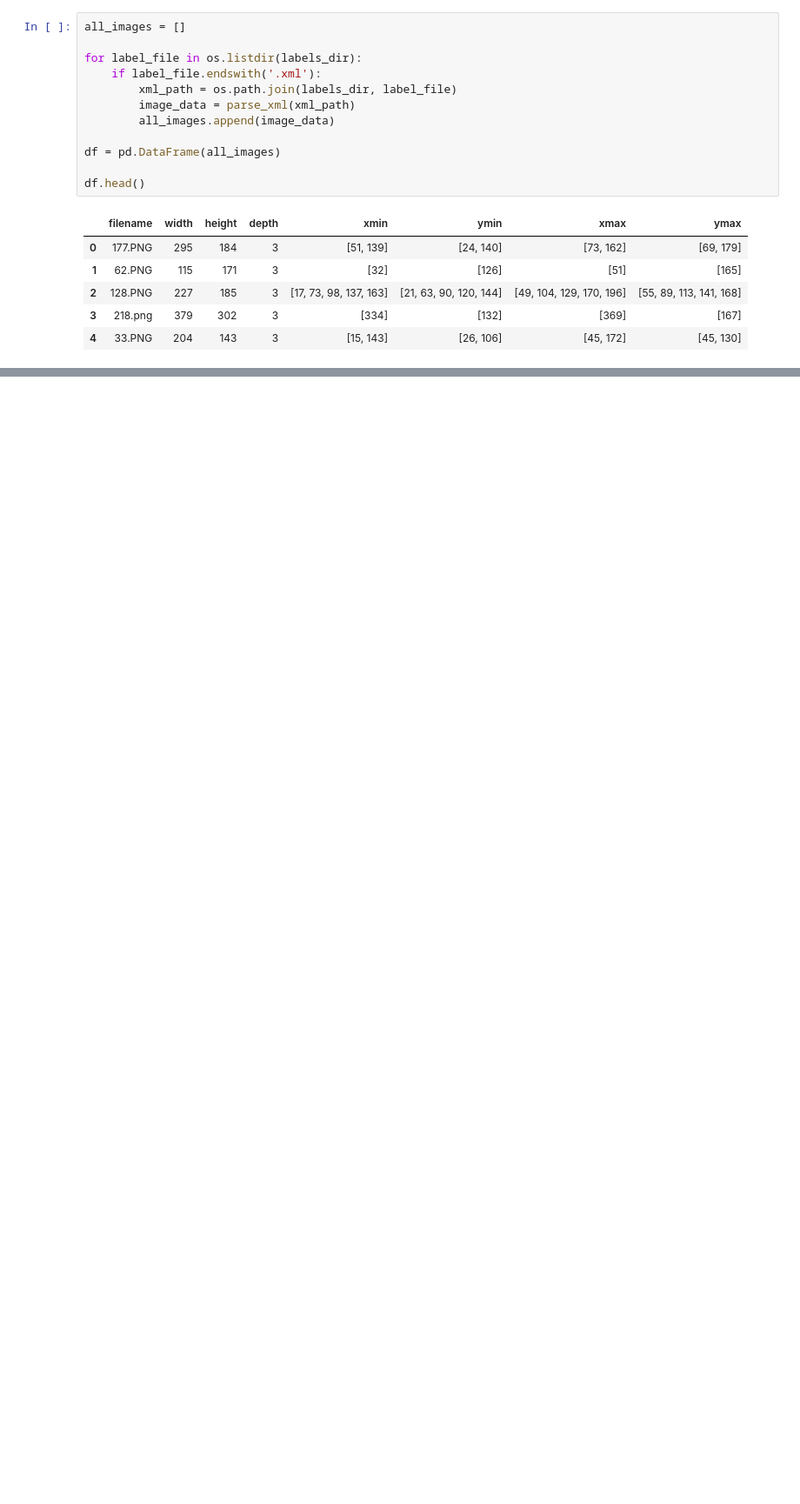
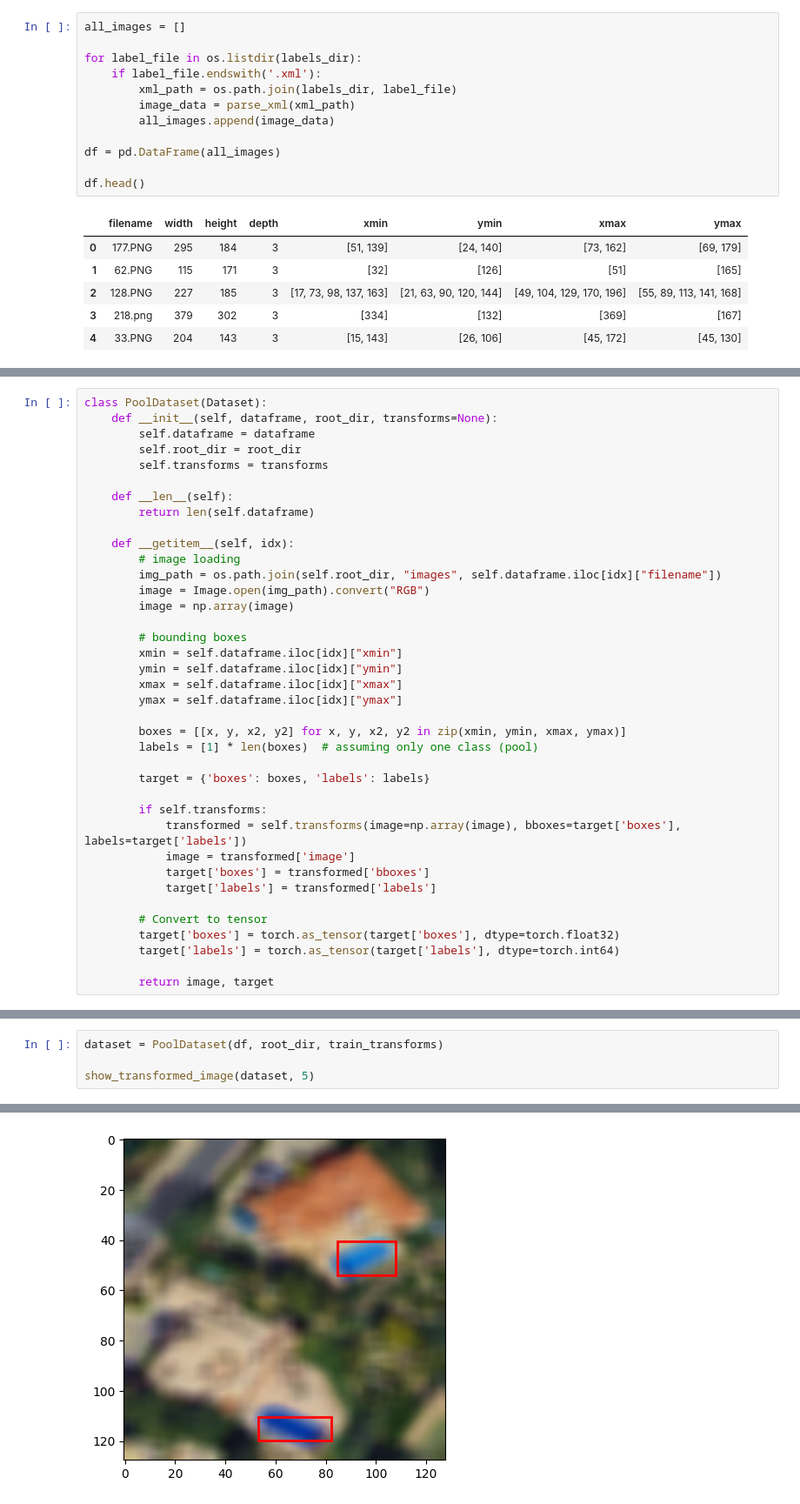
Before and after one commit to FranciscoSantos1/detection-gis, a Jupyter notebook: pool_detection.ipynb, the cells around one changed output, grey strips where cells are left out. Shown at 87% size. Cells and saved outputs as stored; diff of their text form; blank space fills up the shorter version.

Commit message:
image being displayed 224x224

```diff
--- a/pool_detection.ipynb
+++ b/pool_detection.ipynb
@@ -136,0 +144,38 @@ train_df.head(), test_df.head()
+# %%
+class PoolDataset(Dataset):
+    def __init__(self, dataframe, root_dir, transforms=None):
+        self.dataframe = dataframe
+        self.root_dir = root_dir
+        self.transforms = transforms
+
+    def __len__(self):
+        return len(self.dataframe)
+
+    def __getitem__(self, idx):
+        # image loading
+        img_path = os.path.join(self.root_dir, "images", self.dataframe.iloc[idx]["filename"])
+        image = Image.open(img_path).convert("RGB")
+        image = np.array(image)
+
+        # bounding boxes
+        xmin = self.dataframe.iloc[idx]["xmin"]
+        ymin = self.dataframe.iloc[idx]["ymin"]
+        xmax = self.dataframe.iloc[idx]["xmax"]
+        ymax = self.dataframe.iloc[idx]["ymax"]
+
+        boxes = [[x, y, x2, y2] for x, y, x2, y2 in zip(xmin, ymin, xmax, ymax)]
+        labels = [1] * len(boxes)  # assuming only one class (pool)
+
+        target = {'boxes': boxes, 'labels': labels}
+
+        if self.transforms:
+            transformed = self.transforms(image=np.array(image), bboxes=target['boxes'], labels=target['labels'])
+            image = transformed['image']
+            target['boxes'] = transformed['bboxes']
+            target['labels'] = transformed['labels']
+
+        # Convert to tensor
+        target['boxes'] = torch.as_tensor(target['boxes'], dtype=torch.float32)
+        target['labels'] = torch.as_tensor(target['labels'], dtype=torch.int64)
+
+        return image, target
@@ -136,0 +188,5 @@ train_df.head(), test_df.head()
+# %%
+dataset = PoolDataset(df, root_dir, train_transforms)
+
+show_transformed_image(dataset, 5)
+# %% [output]
@@ -136,0 +195 @@ train_df.head(), test_df.head()
+[figure, added]
```
Also changed, not shown: parts of 8 cells of this notebook.
